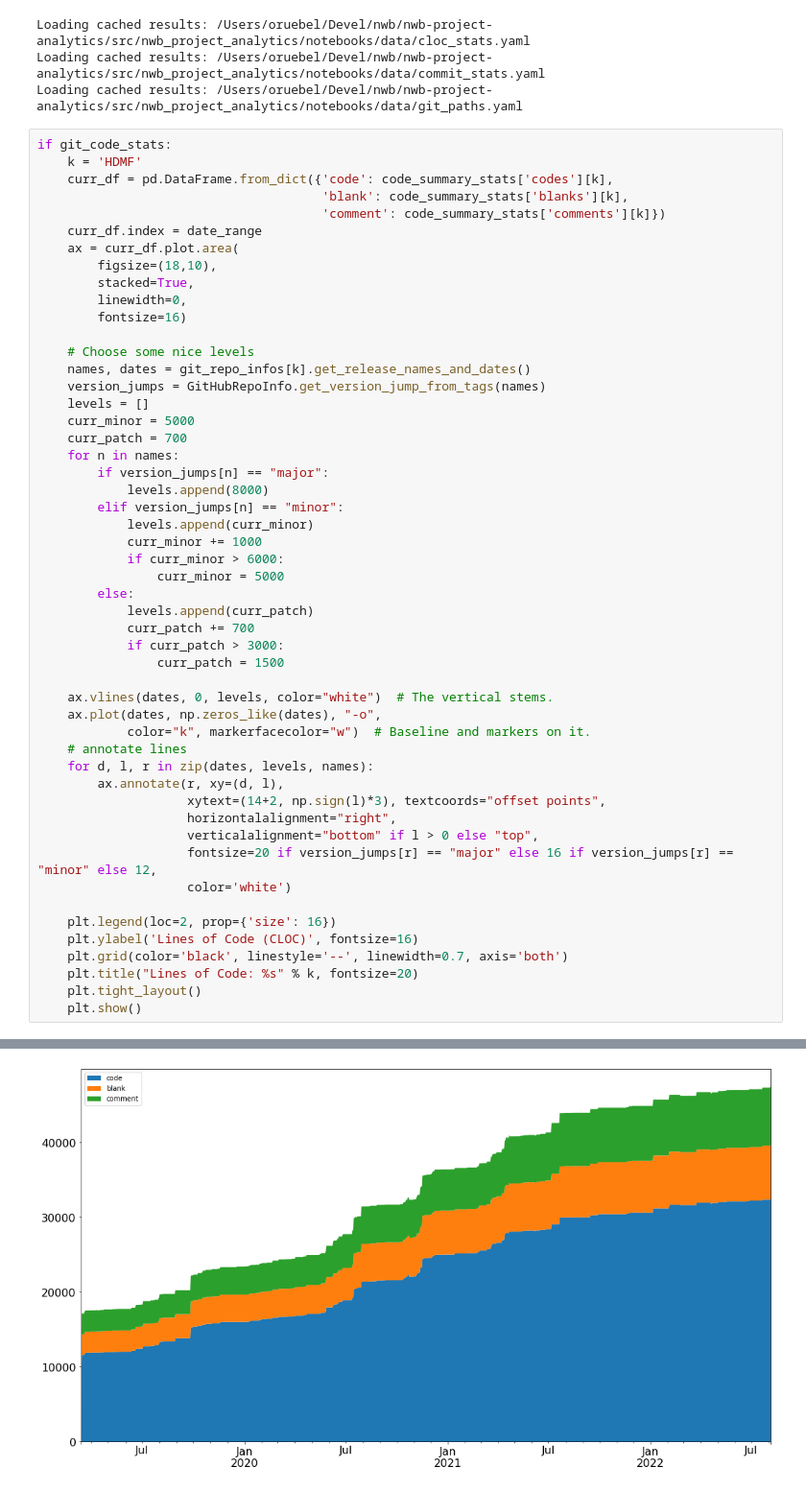
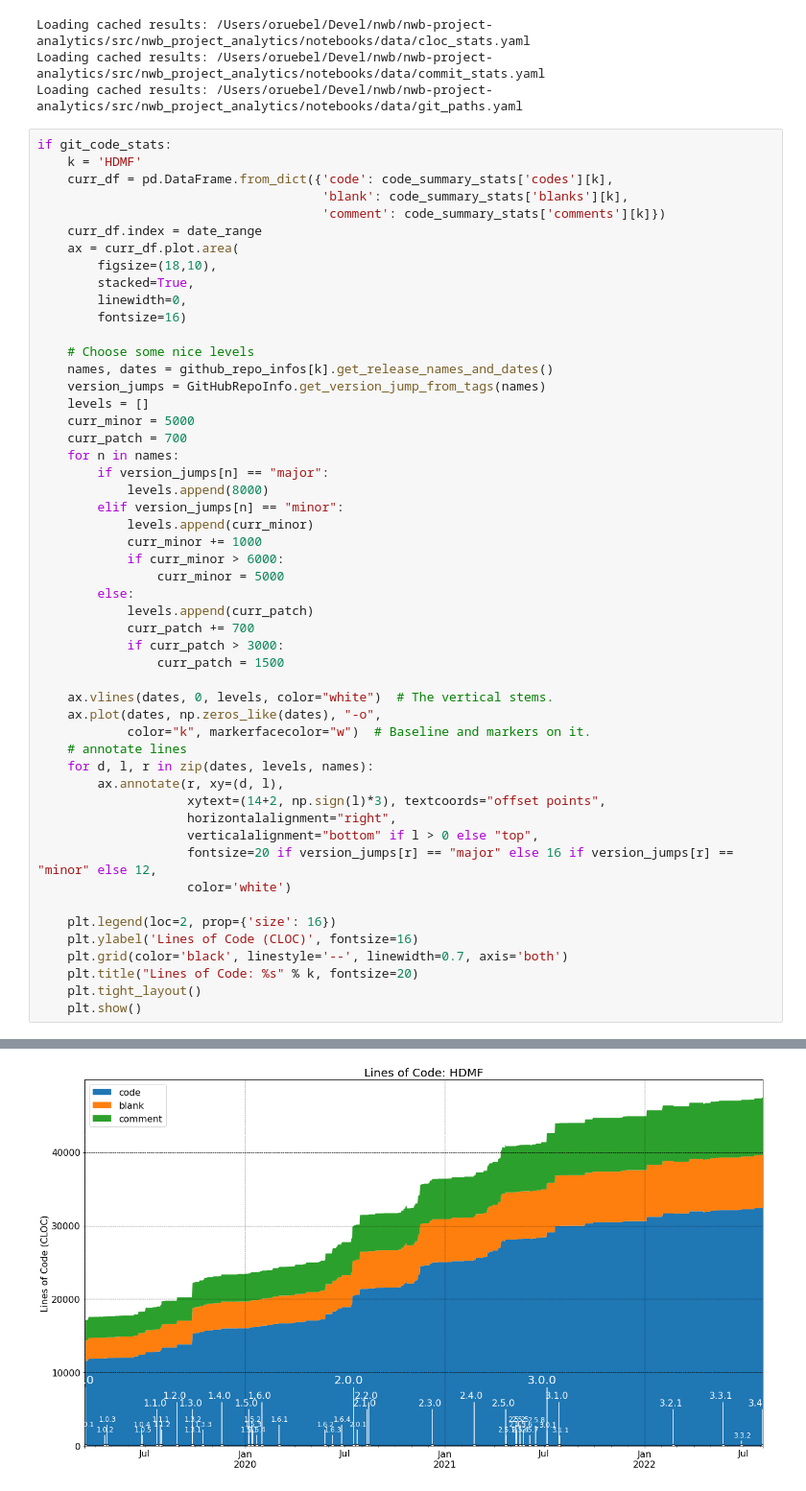
Before and after one commit to NeurodataWithoutBorders/nwb-project-analytics, a Jupyter notebook: notebooks/release_timeline.ipynb, the cells around one changed output, grey strips where cells are left out. Shown at 96% size. Drawn from its saved outputs; the diff is of its cells as text.

```diff
--- a/src/nwb_project_analytics/notebooks/release_timeline.ipynb
+++ b/notebooks/release_timeline.ipynb
@@ -76,7 +76,7 @@ if git_code_stats:
         fontsize=16)
 
     # Choose some nice levels
-    names, dates = git_repo_infos[k].get_release_names_and_dates()
+    names, dates = github_repo_infos[k].get_release_names_and_dates()
     version_jumps = GitHubRepoInfo.get_version_jump_from_tags(names)
     levels = []
     curr_minor = 5000
@@ -118 +117 @@ NameError: name 'git_repo_infos' is not defined
-[figure, old version]
+[figure, new version]
```
Also changed, not shown: parts of 1 cell of this notebook, 9 other files.
